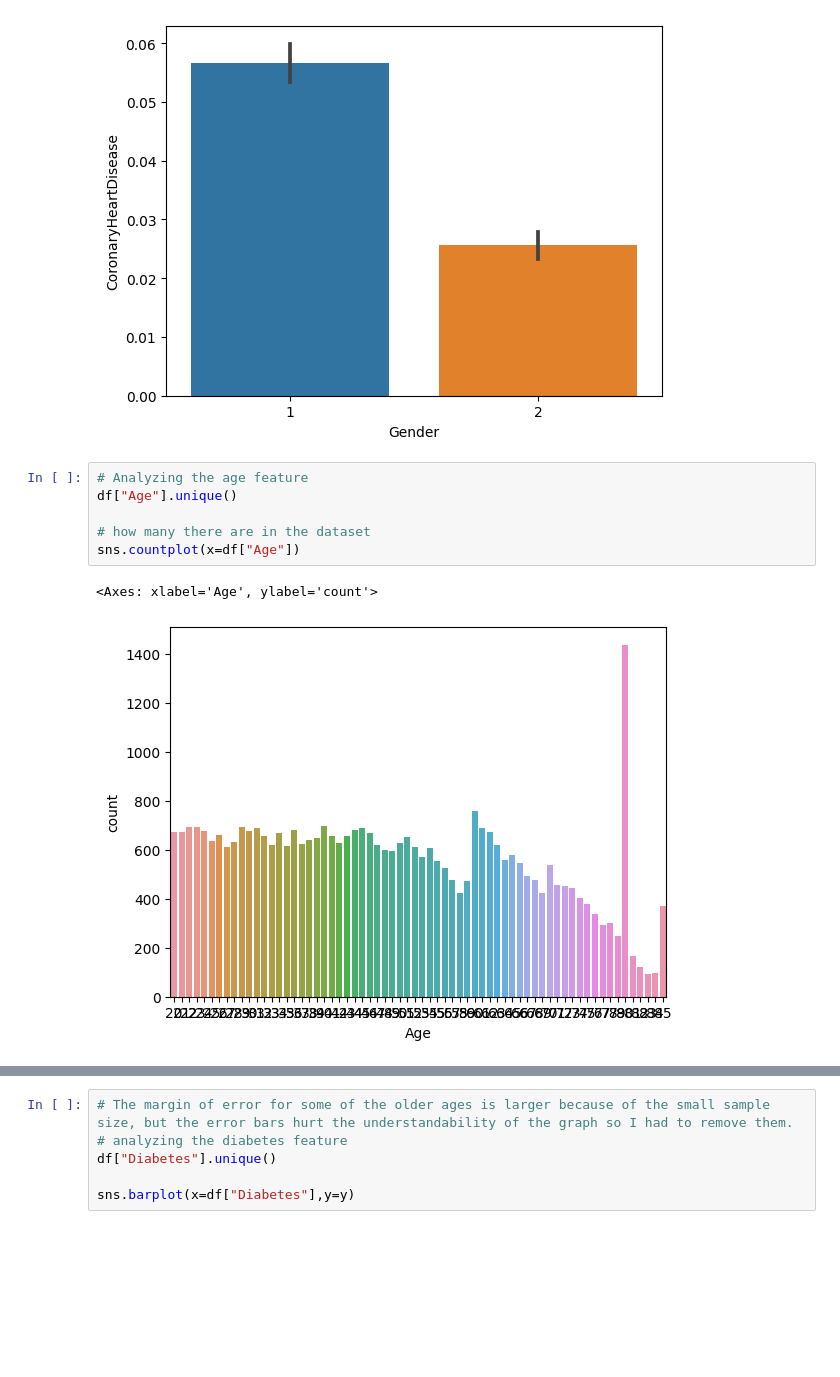
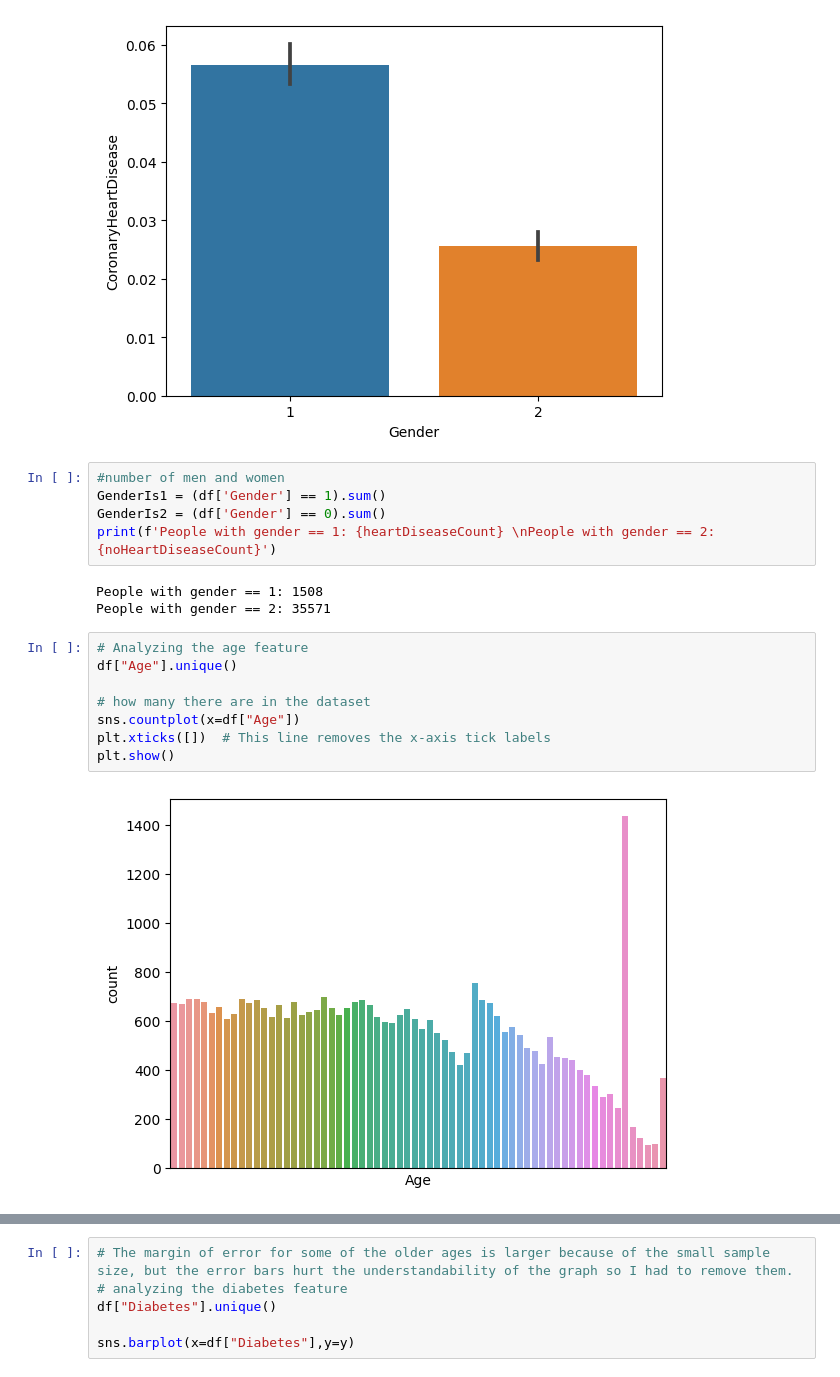
Before and after one commit to JackBenadon/DS340W_Group22, a Jupyter notebook: final_project.ipynb, the cells around one changed output, grey strips where cells are left out. Drawn from its saved outputs; the diff is of its cells as text; blank space fills up the shorter version.

```diff
--- a/final_project.ipynb
+++ b/final_project.ipynb
@@ -146,15 +129,24 @@ sns.barplot(x=df["Gender"], y=y)
 # %% [output]
 <Axes: xlabel='Gender', ylabel='CoronaryHeartDisease'>
 [figure]
+# %%
+#number of men and women
+GenderIs1 = (df['Gender'] == 1).sum()
+GenderIs2 = (df['Gender'] == 0).sum()
+print(f'People with gender == 1: {heartDiseaseCount} \nPeople with gender == 2: {noHeartDiseaseCount}')
+# %% [output]
+People with gender == 1: 1508
+People with gender == 2: 35571
 # %%
 # Analyzing the age feature
 df["Age"].unique()
 
 # how many there are in the dataset
 sns.countplot(x=df["Age"])
+plt.xticks([])  # This line removes the x-axis tick labels
+plt.show()
 # %% [output]
-<Axes: xlabel='Age', ylabel='count'>
-[figure, old version]
+[figure, new version]
 # %%
 # the percentage who have heart disease
 sns.barplot(x=df["Age"],y=y, errorbar=None)
```
Also changed, not shown: parts of 6 cells of this notebook.
